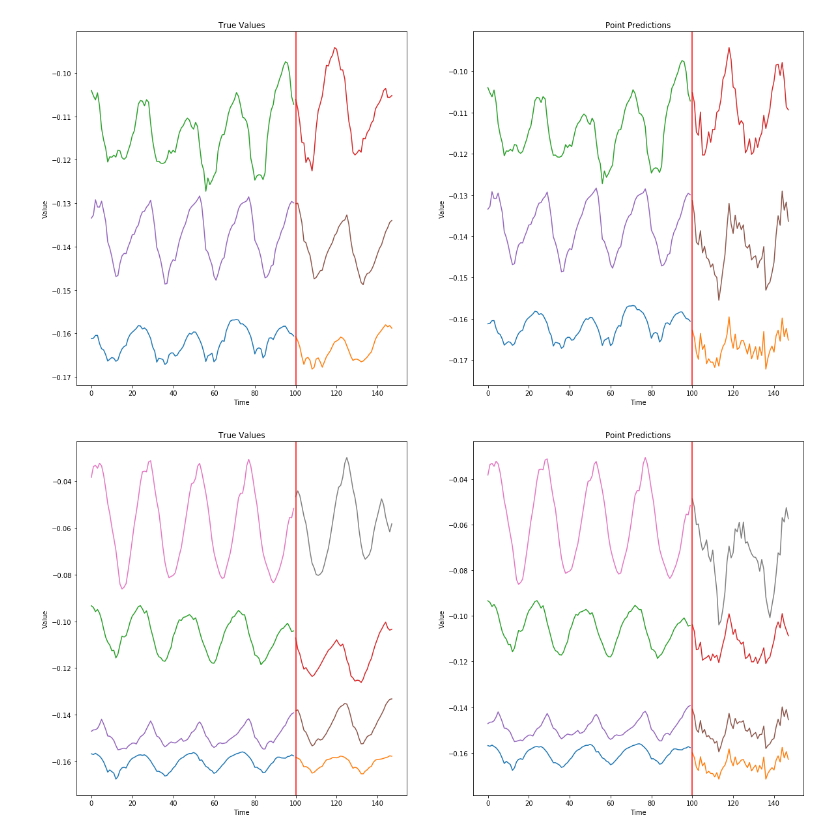
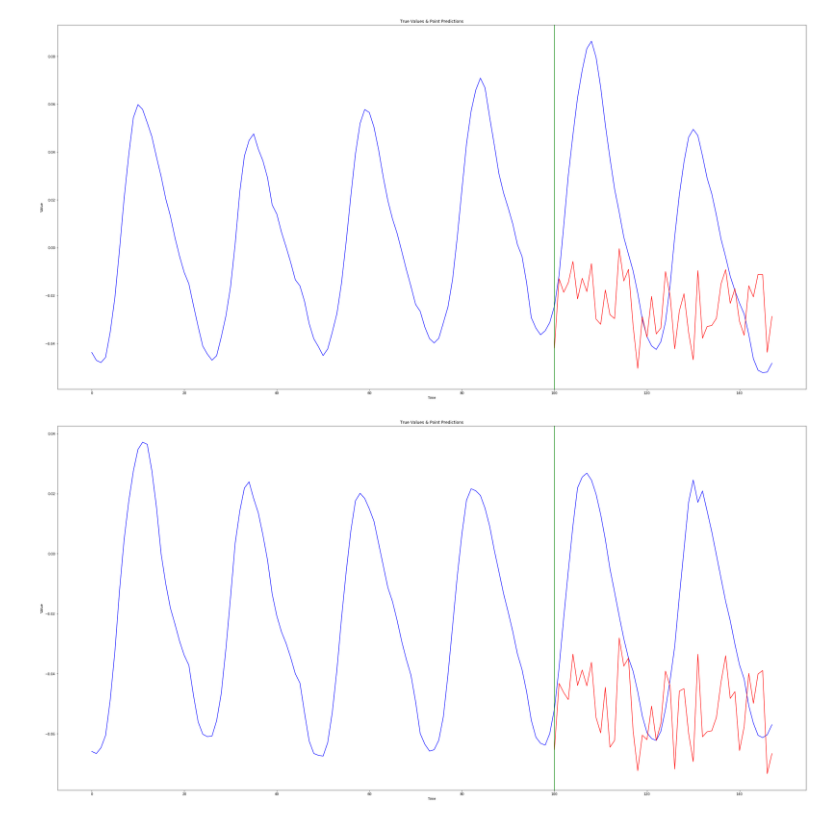
Before and after one commit to yamen23ali/m4-lstm, a Jupyter notebook: notebooks/Point_predection_mae.ipynb, the cells around one changed output. Cells and saved outputs as stored; diff of their text form; code cells hidden in the pictures.

Commit message:
add new plots

```diff
--- a/notebooks/Point_predection_mae.ipynb
+++ b/notebooks/Point_predection_mae.ipynb
@@ -32,12 +35,13 @@ model = Sequential()
 model.add(LSTM(200, batch_input_shape=(BATCH_SIZE, LOOKBACK, 1),  activation='tanh',
               kernel_initializer=keras.initializers.RandomNormal(mean=0.0, stddev=0.2)))
 
-model.add(Dense(48, activation='linear',
+model.add(Dense(HORIZON, activation='linear',
                 kernel_initializer=keras.initializers.RandomNormal(mean=0.0, stddev=0.3)))
 
 opt = optimizers.RMSprop(lr=0.001, clipvalue=0.5)
 
 model.compile(loss='mae', optimizer=opt)
+#model.compile(loss=smapetf, optimizer=opt)
 
 hist = model.fit_generator(gen, steps_per_epoch= gen.__len__(), epochs=EPOCHS)
 # %% [output]
@@ -63,15 +50,17 @@ Epoch 10/10
 # %%
 train_x, train_y, test_x, test_y = gen.get_data()
 
 #============ Predict Train
 predictedY = model.predict(train_x[:BATCH_SIZE,:].reshape(BATCH_SIZE, LOOKBACK, 1), batch_size = BATCH_SIZE)
 
-plot_series(train_x, train_y, predictedY)
+#plot_series(train_x, train_y, predictedY)
+plot_serie_and_prediction(train_x, train_y, predictedY, serie_indx=5)
 
 #============ Predict Test
 predictedY = model.predict(test_x[:BATCH_SIZE,:].reshape(BATCH_SIZE, LOOKBACK, 1), batch_size = BATCH_SIZE)
 
-plot_series(test_x, test_y, predictedY, series_num=4)
+#plot_series(test_x, test_y, predictedY, series_num=10)
+plot_serie_and_prediction(test_x, test_y, predictedY, serie_indx=5)
 # %% [output]
-[figure, old version]
+[figure, new version]
-[figure, old version]
+[figure, new version]
```
Also changed, not shown: parts of 2 cells of this notebook, 3 other files.
